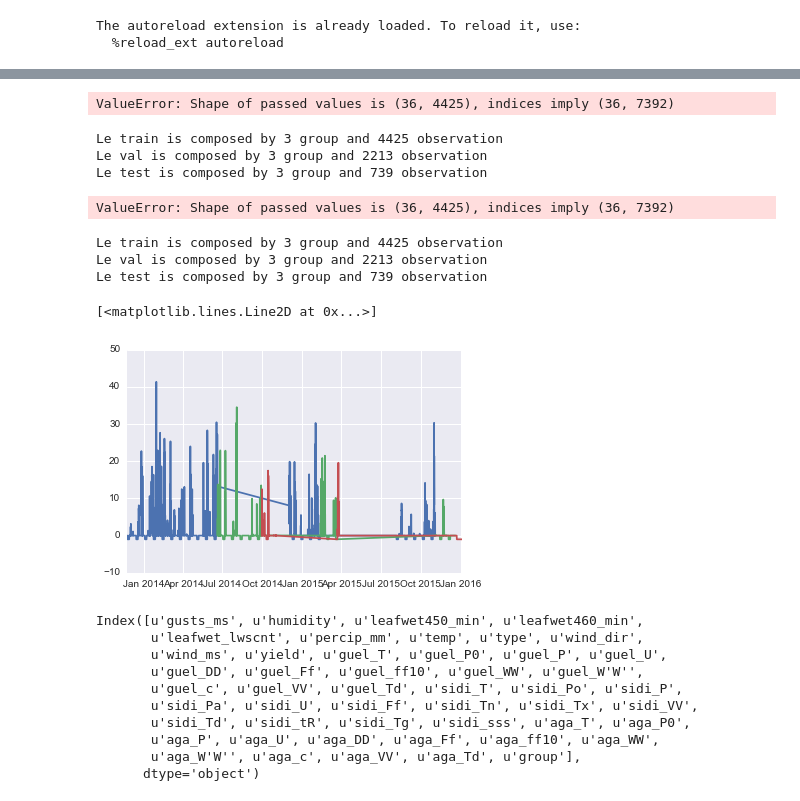
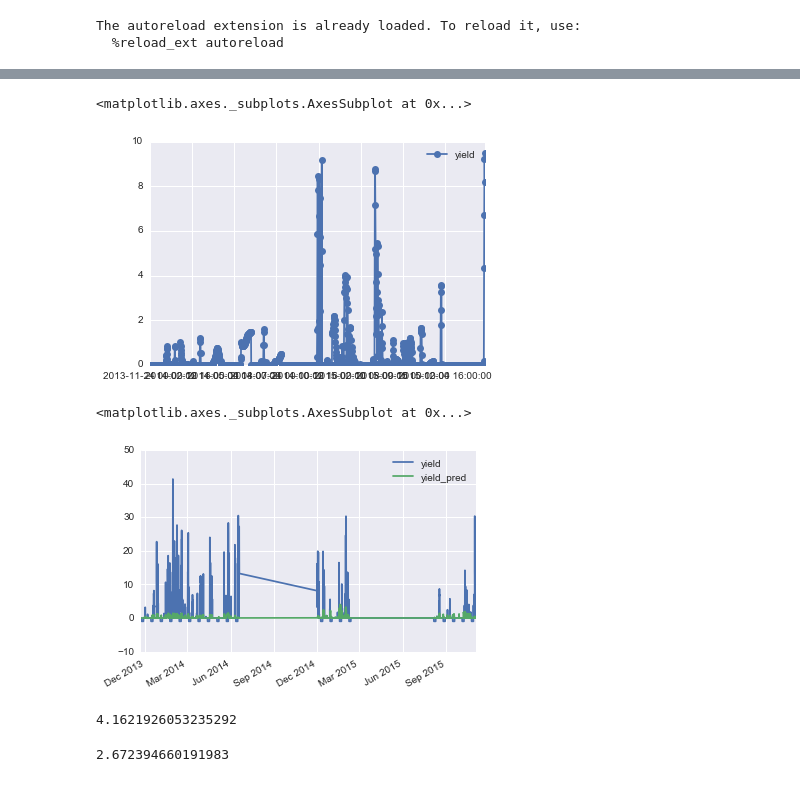
Before and after one commit to cthorey/fognet, a Jupyter notebook: desing_feature.ipynb, the cells around one changed output, grey strips where cells are left out. Cells and saved outputs as stored; diff of their text form; code cells hidden in the pictures.

```diff
--- a/desing_feature.ipynb
+++ b/desing_feature.ipynb
@@ -90,37 +73,6 @@ TypeError: set_params() takes exactly 1 argument (2 given)
-# %%
-pipe.transform(train)
-# %% [output]
-ValueError: Shape of passed values is (36, 4425), indices imply (36, 7392)
-# %%
-dt.benchmark()
-# %% [output]
-Le train is composed by 3 group and 4425 observation
-Le val is composed by 3 group and 2213 observation
-Le test is composed by 3 group and 739 observation
-ValueError: Shape of passed values is (36, 4425), indices imply (36, 7392)
-# %%
-train,val,test= train_val_test_split(df)
-# %% [output]
-Le train is composed by 3 group and 4425 observation
-Le val is composed by 3 group and 2213 observation
-Le test is composed by 3 group and 739 observation
-# %%
-plt.plot(train['yield'])
-plt.plot(val['yield'])
-plt.plot(test['yield'])
-# %% [output]
-[<matplotlib.lines.Line2D at 0x...>]
-[figure, removed]
-# %%
-train.columns
-# %% [output]
-Index([u'gusts_ms', u'humidity', u'leafwet450_min', u'leafwet460_min',
-       u'leafwet_lwscnt', u'percip_mm', u'temp', u'type', u'wind_dir',
-       u'wind_ms', u'yield', u'guel_T', u'guel_P0', u'guel_P', u'guel_U',
-       u'guel_DD', u'guel_Ff', u'guel_ff10', u'guel_WW', u'guel_W'W'',
-       u'guel_c', u'guel_VV', u'guel_Td', u'sidi_T', u'sidi_Po', u'sidi_P',
-       u'sidi_Pa', u'sidi_U', u'sidi_Ff', u'sidi_Tn', u'sidi_Tx', u'sidi_VV',
-       u'sidi_Td', u'sidi_tR', u'sidi_Tg', u'sidi_sss', u'aga_T', u'aga_P0',
-       u'aga_P', u'aga_U', u'aga_DD', u'aga_Ff', u'aga_ff10', u'aga_WW',
-       u'aga_W'W'', u'aga_c', u'aga_VV', u'aga_Td', u'group'],
-      dtype='object')
+# %%
+a = pd.read_csv(os.path.join(base_model,'hiddens_60_lr_0.0001_reg_1e-06/submissions_20160331_122539.csv'),index_col=0)
+a.plot(marker ='o')
+# %% [output]
+<matplotlib.axes._subplots.AxesSubplot at 0x...>
+[figure, added]
@@ -126,0 +85,9 @@ Index([u'gusts_ms', u'humidity', u'leafwet450_min', u'leafwet460_min',
+# %%
+df[['yield','yield_pred']].plot()
+# %% [output]
+<matplotlib.axes._subplots.AxesSubplot at 0x...>
+[figure, added]
+# %%
+model.get_score_set('train')
+# %% [output]
+4.1621926053235292
@@ -126,0 +96,5 @@ Index([u'gusts_ms', u'humidity', u'leafwet450_min', u'leafwet460_min',
+# %%
+dft = df[df['yield']!=-1]
+np.sqrt(mean_squared_error(dft['yield'],dft['yield_pred']))/(np.mean(dft['yield']))
+# %% [output]
+2.672394660191983
```
Also changed, not shown: parts of 10 cells of this notebook, 1 other file.
